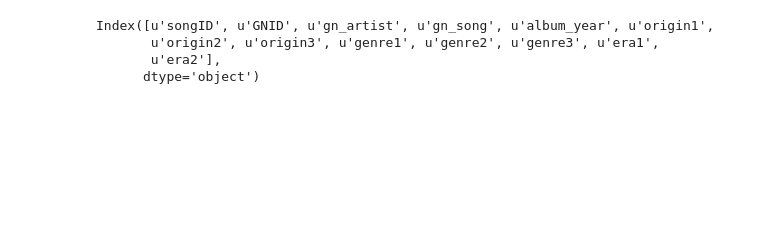
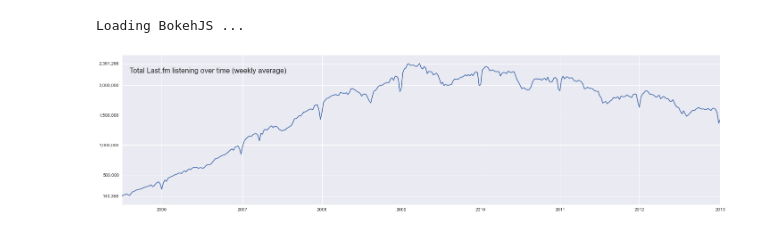
Before and after one commit to jlorince/music-spaces, a Jupyter notebook: notebooks/scratch.ipynb, the cells around one changed output. Cells and saved outputs as stored; diff of their text form; code cells hidden in the pictures; blank space fills up the shorter version.

```diff
--- a/notebooks/scratch.ipynb
+++ b/notebooks/scratch.ipynb
@@ -24,7 +1,36 @@ set(gn[gn['gn_artist']=='nirvana']['genre2'])
-# %%
-gn.columns
-# %% [output]
-Index([u'songID', u'GNID', u'gn_artist', u'gn_song', u'album_year', u'origin1',
-       u'origin2', u'origin3', u'genre1', u'genre2', u'genre3', u'era1',
-       u'era2'],
-      dtype='object')
+# %%
+#import graphlab as gl
+import pandas as pd
+import numpy as np
+import cPickle
+from matplotlib import pyplot as plt
+%matplotlib inline
+from seaborn import color_palette
+from scipy.ndimage.filters import gaussian_filter1d
+import bokeh
+from bokeh.plotting import figure, output_file, show, curdoc
+from bokeh.charts import Line
+from bokeh.io import push_notebook, show, output_notebook
+from bokeh.models import Circle,BoxSelectTool, BoxZoomTool, LassoSelectTool,Text,HoverTool,ColumnDataSource, Range1d, Axis
+
+from bokeh.resources import CDN
+#from bokeh.client import push_session
+from bokeh.embed import file_html
+from dateutil.parser import parse
+from ipywidgets import interact,Checkbox,Select,HBox,Label,interactive,Text
+
+
+bokeh.plotting.reset_output()
+output_notebook()
+# %% [output]
+Loading BokehJS ...
+# %%
+#df = pd.read_pickle('../data/genre-emergence.pkl')
+#df['scrobble_time'] = df['scrobble_time'].apply(lambda x: pd.to_datetime(x))
+#df.to_pickle('../data/genre-emergence.pkl')
+df = pd.read_pickle('../data/genre-emergence.pkl')
+genres = cPickle.load(open('../data/gn_genres.pkl'))
+# %%
+g1 = df.groupby(['scrobble_time','genre1'])['count'].sum().unstack()[genres['genre1']]
+g2 = df.groupby(['scrobble_time','genre2'])['count'].sum().unstack()[map(lambda x: x.decode('utf-8'),genres['genre2'])]
+g3 = df.groupby(['scrobble_time','genre3'])['count'].sum().unstack()[map(lambda x: x.decode('utf-8'),genres['genre3'])]
@@ -30,0 +44,10 @@ Index([u'songID', u'GNID', u'gn_artist', u'gn_song', u'album_year', u'origin1',
+# %%
+fig,ax = plt.subplots(1,1,figsize=(24,6))
+plt_data = g1.sum(1).resample('W').mean()
+plt_data.plot(figsize=(24,6),ax=ax)
+ax.set_yticks([plt_data.min()]+list(np.arange(500000,2000001,500000))+[plt_data.max()])
+ax.set_yticklabels(["{:,}".format(x) for x in [plt_data.min()]+list(np.arange(500000,2000001,500000))+[plt_data.max()]]);
+ax.annotate("Total Last.fm listening over time (weekly average)",xy=('2005-08-01',2200000),fontsize=16) #\n(rolling proportion of never-\nbefore-listened artists, 100-\nlisten window)
+ax.set_xlabel('');
+# %% [output]
+[figure, added]
```
Also changed, not shown: parts of 23 cells of this notebook, 7 other files.
